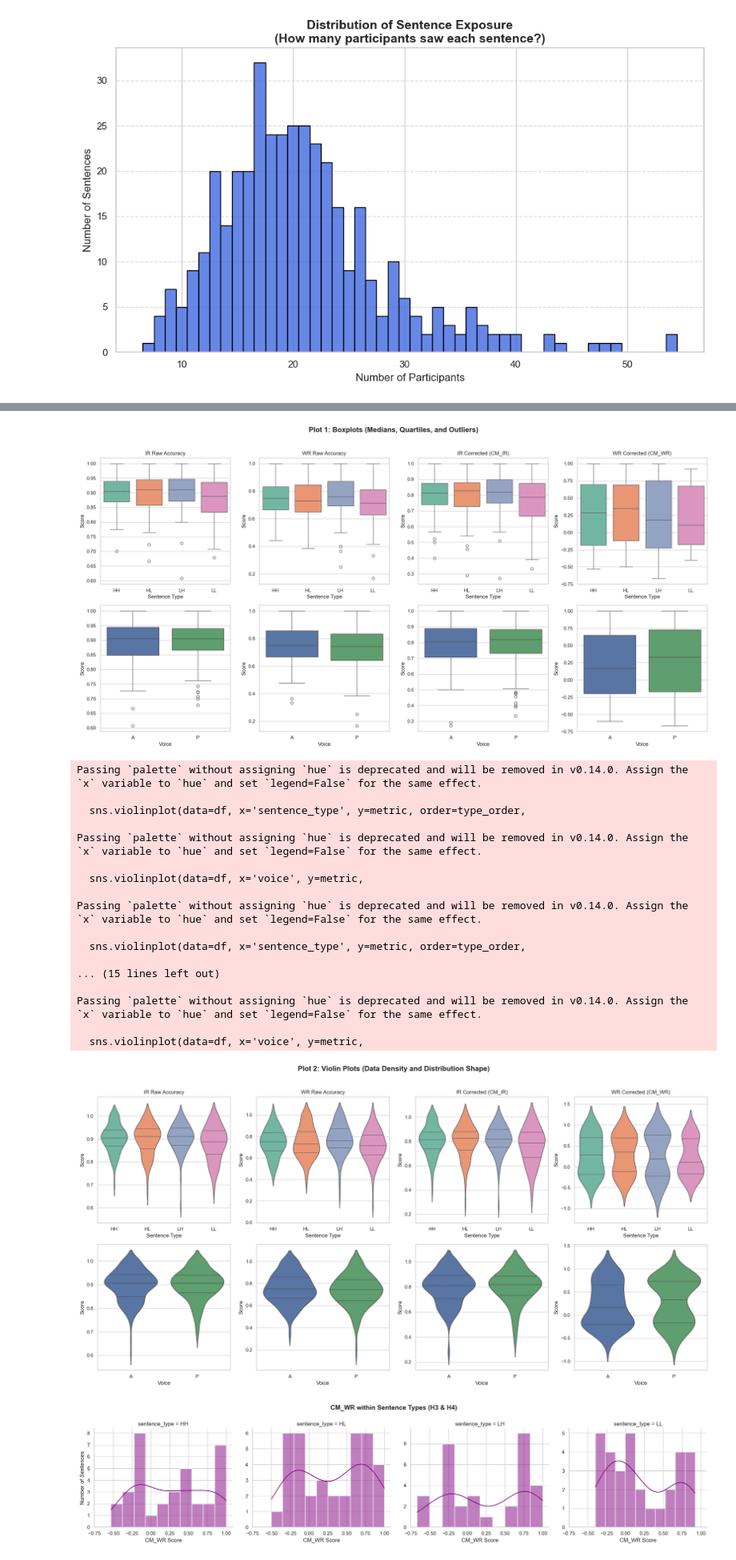
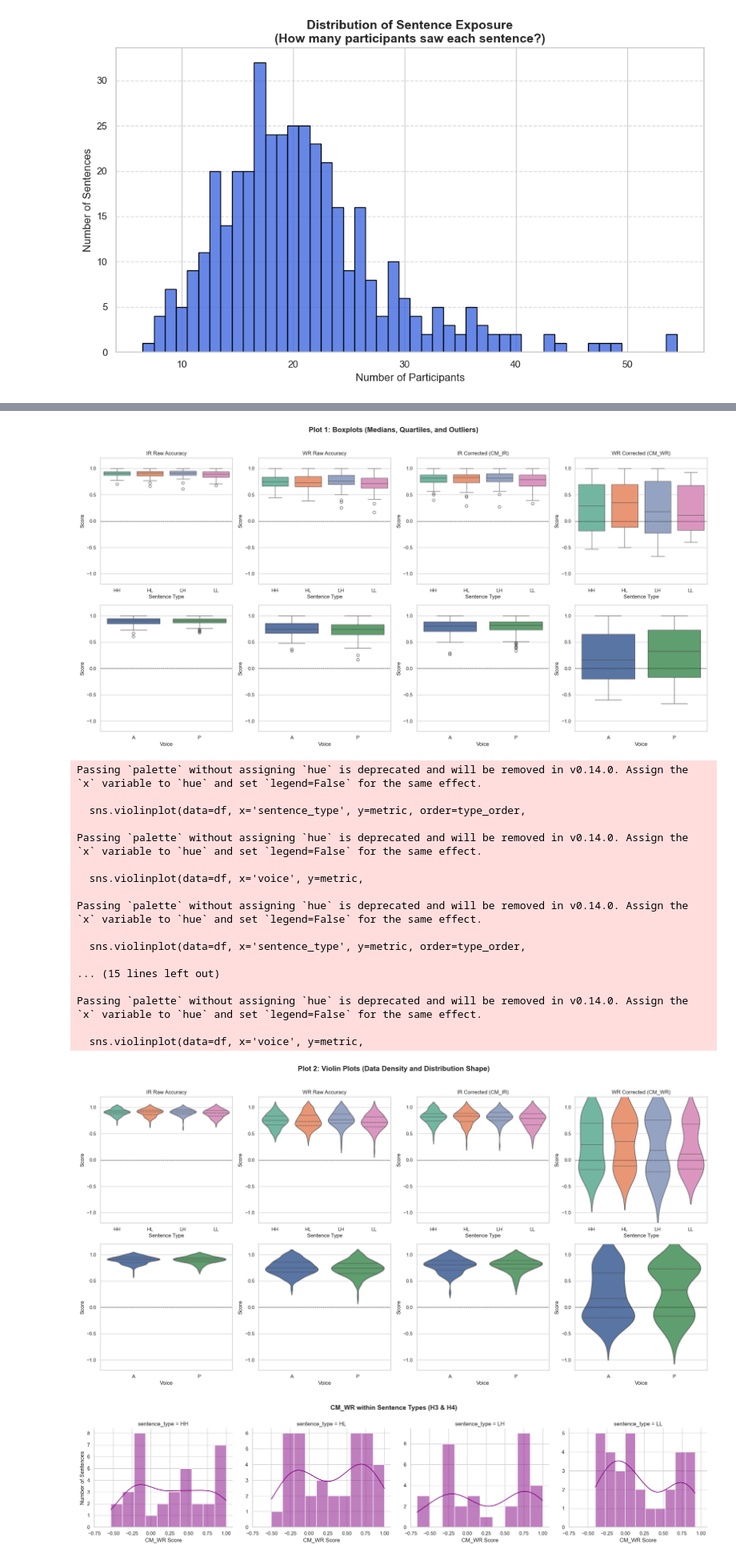
Before and after one commit to Keshavakishorananda/BRSM-Project, a Jupyter notebook: mid.ipynb, the cells around one changed output, grey strips where cells are left out. Shown at 80% size. Saved outputs shown, nothing was run; the diff lists cells and outputs as text; code cells hidden in the pictures.

Commit message:
plots fixed

```diff
--- a/mid.ipynb
+++ b/mid.ipynb
@@ -389,8 +389,7 @@ LVL_100_A                48
 LVL_100_P                54
 [figure]
 # %%
-# VISUALIZATION OF STIMULUS-LEVEL METRICS
-
+# VISUALIZATION OF STIMULUS-LEVEL METRICS (0 centered)
 import pandas as pd
 import matplotlib.pyplot as plt
 import seaborn as sns
@@ -403,6 +402,13 @@ metrics = ['IR_Accuracy', 'WR_Accuracy', 'CM_IR', 'CM_WR']
 metric_titles = ['IR Raw Accuracy', 'WR Raw Accuracy', 'IR Corrected (CM_IR)', 'WR Corrected (CM_WR)']
 type_order = ['HH', 'HL', 'LH', 'LL']
 
+def center_zero(ax, data):
+    vmin = data.min()
+    vmax = data.max()
+    bound = max(abs(vmin), abs(vmax), 0.01)
+    ax.set_ylim(-bound-0.2, bound+0.2)
+    ax.axhline(0, color='black', linestyle='--', linewidth=0.8)
+
 fig1, axes1 = plt.subplots(2, 4, figsize=(20, 10))
 fig1.suptitle('Plot 1: Boxplots (Medians, Quartiles, and Outliers)', fontsize=16, fontweight='bold', y=1.02)
 
@@ -411,10 +417,12 @@ for i, metric in enumerate(metrics):
     axes1[0, i].set_title(metric_titles[i])
     axes1[0, i].set_xlabel('Sentence Type')
     axes1[0, i].set_ylabel('Score')
+    center_zero(axes1[0, i], df[metric].dropna())
 
     sns.boxplot(data=df, x='voice', y=metric, ax=axes1[1, i], palette=['#4C72B0', '#55A868'])
     axes1[1, i].set_xlabel('Voice')
     axes1[1, i].set_ylabel('Score')
+    center_zero(axes1[1, i], df[metric].dropna())
 
 plt.tight_layout()
 plt.show()
@@ -424,15 +432,17 @@ fig2.suptitle('Plot 2: Violin Plots (Data Density and Distribution Shape)', font
 
 for i, metric in enumerate(metrics):
     sns.violinplot(data=df, x='sentence_type', y=metric, order=type_order,
-                    ax=axes2[0, i], palette='Set2', inner='quartile')
+                   ax=axes2[0, i], palette='Set2', inner='quartile')
     axes2[0, i].set_title(metric_titles[i])
     axes2[0, i].set_xlabel('Sentence Type')
     axes2[0, i].set_ylabel('Score')
+    center_zero(axes2[0, i], df[metric].dropna())
 
     sns.violinplot(data=df, x='voice', y=metric,
-                    ax=axes2[1, i], palette=['#4C72B0', '#55A868'], inner='quartile')
+                   ax=axes2[1, i], palette=['#4C72B0', '#55A868'], inner='quartile')
     axes2[1, i].set_xlabel('Voice')
     axes2[1, i].set_ylabel('Score')
+    center_zero(axes2[1, i], df[metric].dropna())
 
 plt.tight_layout()
 plt.show()
@@ -444,35 +454,35 @@ Passing `palette` without assigning `hue` is deprecated and will be removed in v
 Passing `palette` without assigning `hue` is deprecated and will be removed in v0.14.0. Assign the `x` variable to `hue` and set `legend=False` for the same effect.
 
   sns.boxplot(data=df, x='voice', y=metric, ax=axes1[1, i], palette=['#4C72B0', '#55A868'])
 
 Passing `palette` without assigning `hue` is deprecated and will be removed in v0.14.0. Assign the `x` variable to `hue` and set `legend=False` for the same effect.
 
   sns.boxplot(data=df, x='sentence_type', y=metric, order=type_order, ax=axes1[0, i], palette='Set2')
 
 ... (15 lines left out)
 
 Passing `palette` without assigning `hue` is deprecated and will be removed in v0.14.0. Assign the `x` variable to `hue` and set `legend=False` for the same effect.
 
   sns.boxplot(data=df, x='voice', y=metric, ax=axes1[1, i], palette=['#4C72B0', '#55A868'])
-[figure, old version]
+[figure, new version]
 Passing `palette` without assigning `hue` is deprecated and will be removed in v0.14.0. Assign the `x` variable to `hue` and set `legend=False` for the same effect.
 
   sns.violinplot(data=df, x='sentence_type', y=metric, order=type_order,
 
 Passing `palette` without assigning `hue` is deprecated and will be removed in v0.14.0. Assign the `x` variable to `hue` and set `legend=False` for the same effect.
 
   sns.violinplot(data=df, x='voice', y=metric,
 
 Passing `palette` without assigning `hue` is deprecated and will be removed in v0.14.0. Assign the `x` variable to `hue` and set `legend=False` for the same effect.
 
   sns.violinplot(data=df, x='sentence_type', y=metric, order=type_order,
 
 ... (15 lines left out)
 
 Passing `palette` without assigning `hue` is deprecated and will be removed in v0.14.0. Assign the `x` variable to `hue` and set `legend=False` for the same effect.
 
   sns.violinplot(data=df, x='voice', y=metric,
-[figure, old version]
+[figure, new version]
 # %%
 # Normality check for CM_WR and IR_Accuracy across sentence types and voice
 
```
